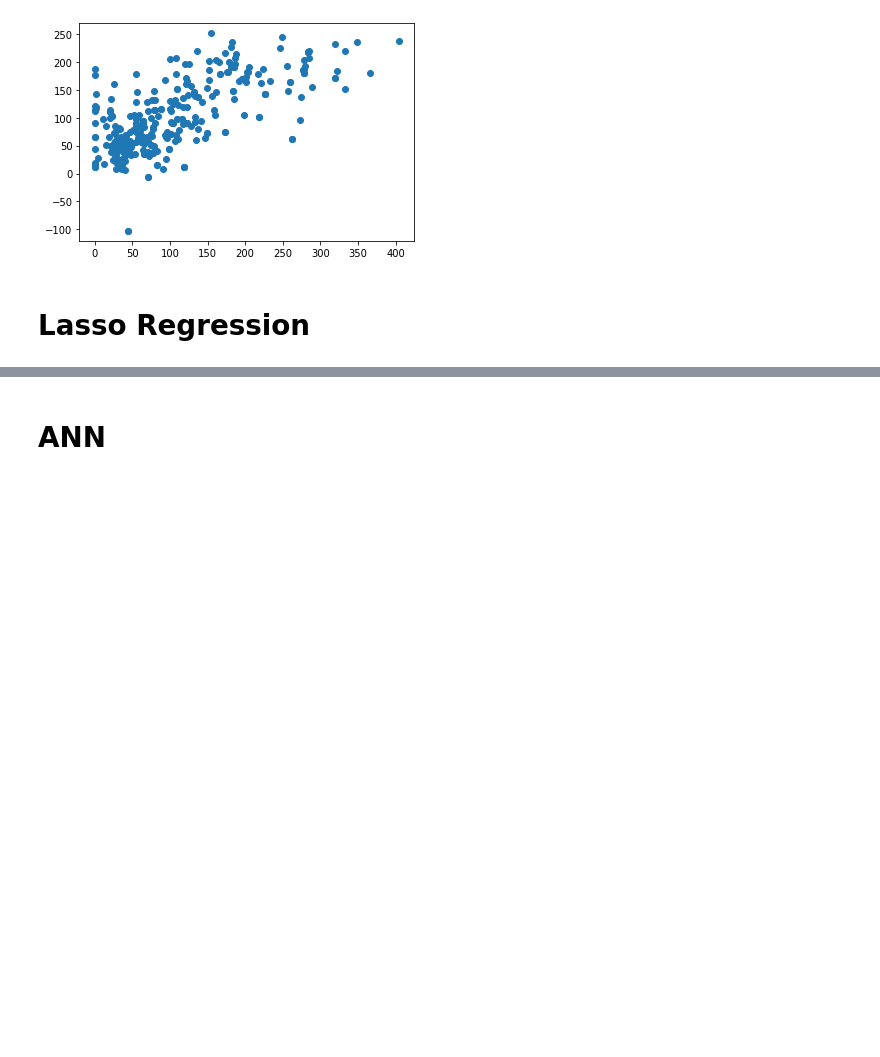
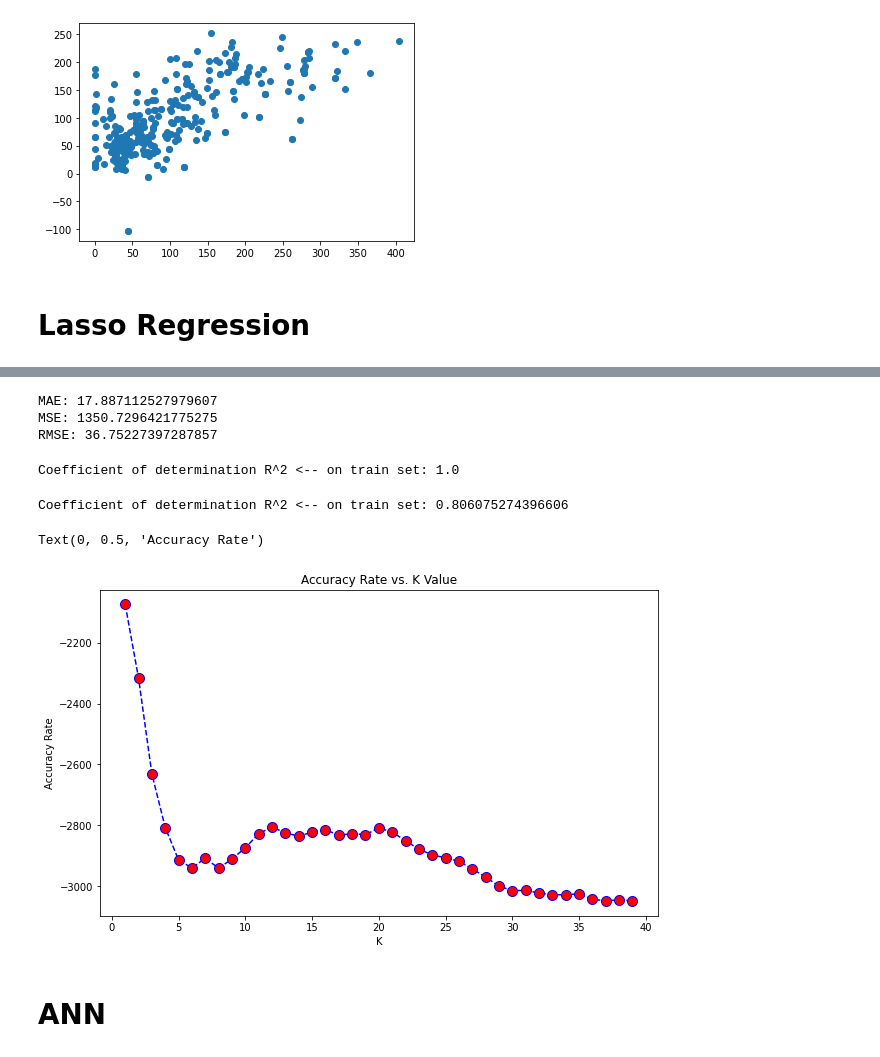
Before and after one commit to ranjith13119/AirQuality, a Jupyter notebook: AirQualityIndex.ipynb, the cells around one changed output, grey strips where cells are left out. Cells and saved outputs as stored; diff of their text form; code cells hidden in the pictures; blank space fills up the shorter version.

```diff
--- a/AirQualityIndex.ipynb
+++ b/AirQualityIndex.ipynb
@@ -594,3 +654,43 @@ pickle.dump(lasso_regressor, file)
+# %%
+print('MAE:', metrics.mean_absolute_error(y_test, predict))
+print('MSE:', metrics.mean_squared_error(y_test, predict))
+print('RMSE:', np.sqrt(metrics.mean_squared_error(y_test, predict)))
+# %% [output]
+MAE: 17.887112527979607
+MSE: 1350.7296421775275
+RMSE: 36.75227397287857
+# %%
+print("Coefficient of determination R^2 <-- on train set: {}".format(knn.score(X_train, y_train)))
+# %% [output]
+Coefficient of determination R^2 <-- on train set: 1.0
+# %%
+print("Coefficient of determination R^2 <-- on train set: {}".format(knn.score(X_test, y_test)))
+# %% [output]
+Coefficient of determination R^2 <-- on train set: 0.806075274396606
+# %%
+accuracy_rate = []
+
+# Will take some time
+for i in range(1,40):
+
+    knn = KNeighborsRegressor(n_neighbors=i)
+    score=cross_val_score(knn,X_train,y_train,cv=10,scoring="neg_mean_squared_error")
+    accuracy_rate.append(score.mean())
+# %%
+
+import matplotlib.pyplot as plt
+
+plt.figure(figsize=(10,6))
+plt.plot(range(1,40),accuracy_rate,color='blue', linestyle='dashed', marker='o',
+         markerfacecolor='red', markersize=10)
+#plt.plot(range(1,40),accuracy_rate,color='blue', linestyle='dashed', marker='o',
+ #        markerfacecolor='red', markersize=10)
+plt.title('Accuracy Rate vs. K Value')
+plt.xlabel('K')
+plt.ylabel('Accuracy Rate')
+# %% [output]
+Text(0, 0.5, 'Accuracy Rate')
+[figure, added]
 # %% [markdown]
 # **ANN**
 # %%
```
Also changed, not shown: parts of 13 cells of this notebook.
